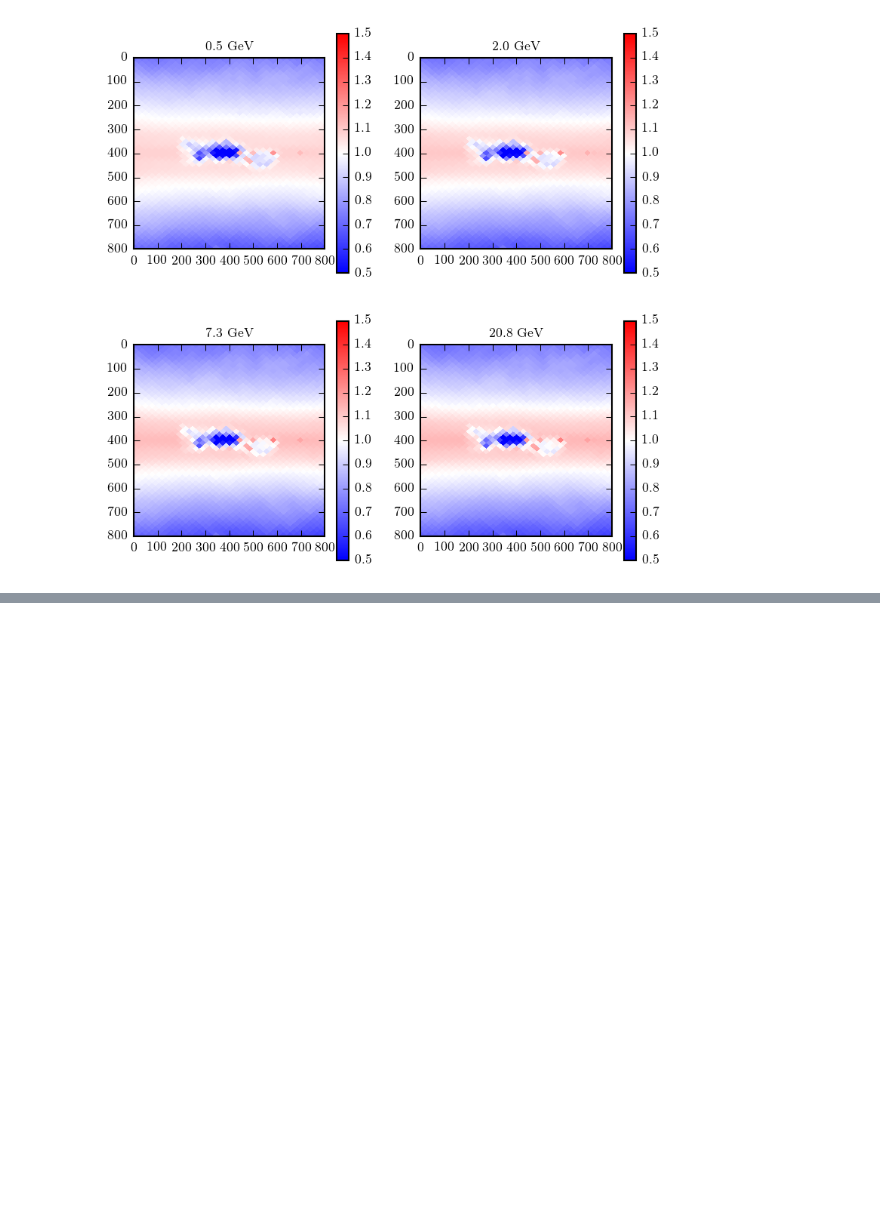
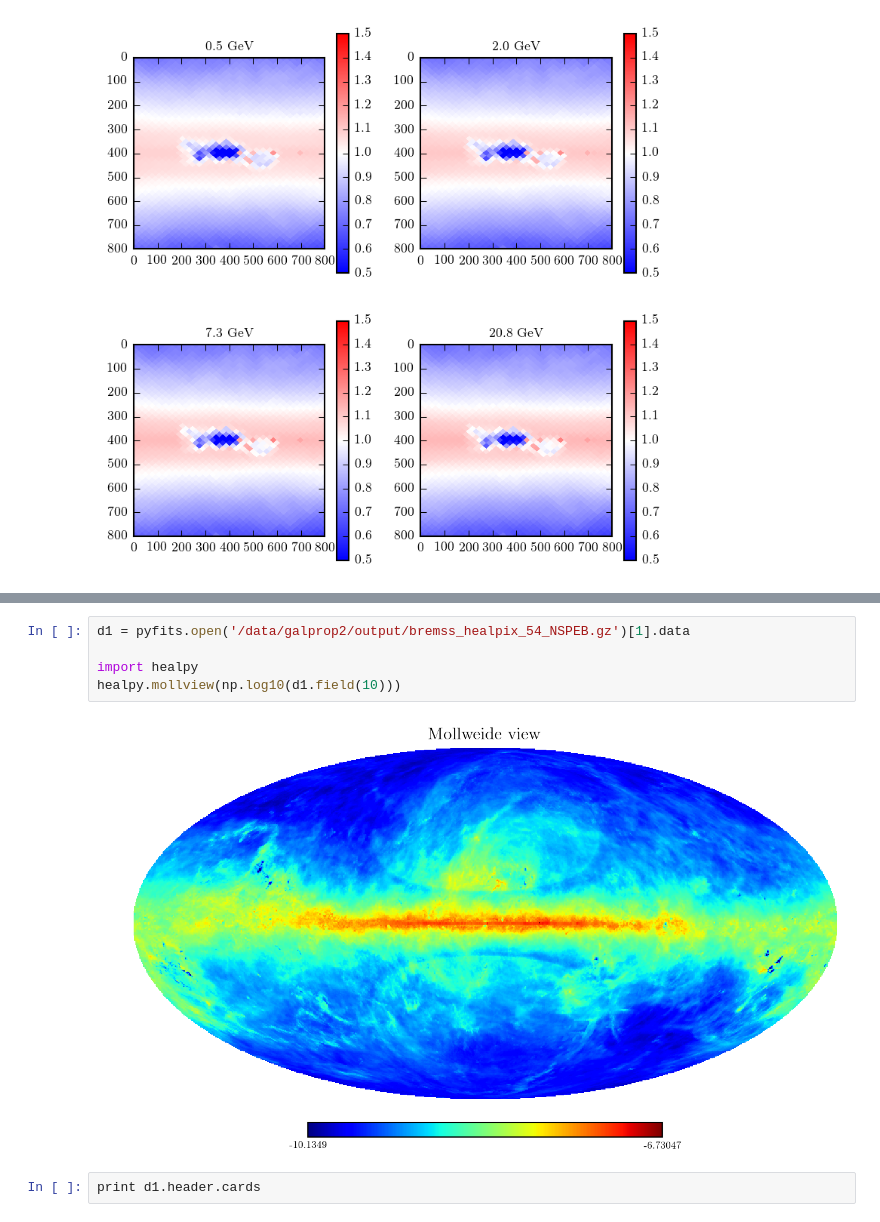
Before and after one commit to erccarls/GammaLike_dev, a Jupyter notebook: Healpix Compare .ipynb, the cells around one changed output, grey strips where cells are left out. Cells and saved outputs as stored; diff of their text form; blank space fills up the shorter version.

```diff
--- a/Healpix Compare .ipynb
+++ b/Healpix Compare .ipynb
@@ -78,0 +92,9 @@ plt.colorbar()
+# %%
+d1 = pyfits.open('/data/galprop2/output/bremss_healpix_54_NSPEB.gz')[1].data
+
+import healpy
+healpy.mollview(np.log10(d1.field(10)))
+# %% [output]
+[figure, added]
+# %%
+print d1.header.cards
```
Also changed, not shown: parts of 1 cell of this notebook, 11 other files.
